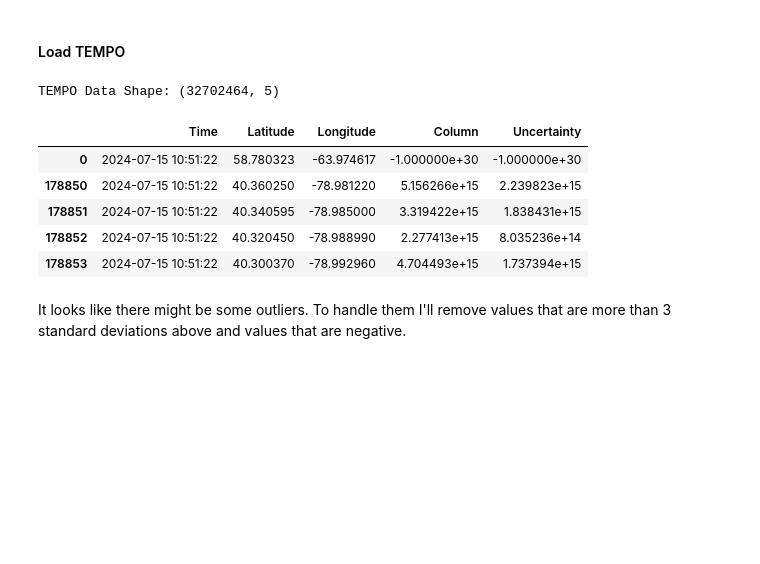
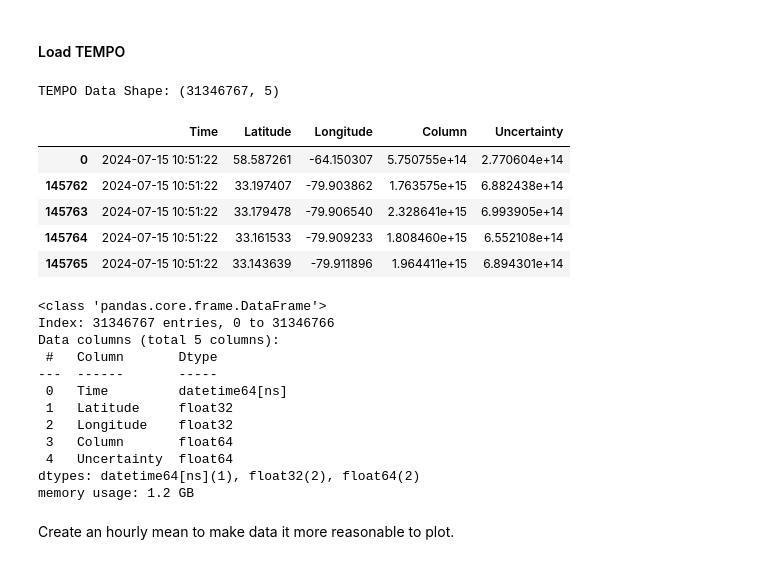
Before and after one commit to jestern001/MLA-Project, a Jupyter notebook: Project/Data_Getter.ipynb, the cells around one changed output. Drawn from its saved outputs; the diff is of its cells as text; code cells hidden in the pictures; blank space fills up the shorter version.

```diff
--- a/Project/Data_Getter.ipynb
+++ b/Project/Data_Getter.ipynb
@@ -136,7 +136,7 @@ pgn_formats = {
 
 # sites = ['BronxNY', 'BuffaloNY', 'QueensNY']
 # site with known daytime and nighttime data
-sites = {'WashingtonDC'}
+sites = {'WashingtonDC', 'HamptonVA'}
 # %% [markdown]
 #### 1.1.1.3 Get PGN Files
 # %% [markdown]
@@ -154,13 +154,16 @@ BASE_URL = "https://api.ovh.pandonia-global-network.org/v1/files"
 headers = {"X-API-Key": "kWKkafU6BfyO9vGQbso_o-LZYOZTL6IOaFLtdj8dIpQ"}  # Add your API key here
 
 pgn_urls: list[str] = []
-for site in sites:
-    print("Processing", site)
+for s, site in enumerate(sites):
+    print("Processing site", s+1, 'of', len(sites), site)
     instruments = requests.get(f"{BASE_URL}/{site}",  headers=headers).json()
-    for instrument in instruments:
+    for i, instrument in enumerate(instruments):
+        print("\tProcessing instrument", i+1, 'of', len(instruments), instrument)
         instrument_id = instrument['pan_id']
-        for spectrometer in [1, 2]:
-            for code in ['rnvm2', 'rnvh3']:
+        for s, spectrometer in enumerate([1, 2]):
+            print("\t\tProcessing spectrometer", s+1, 'of', 2, spectrometer)
+            for c, code in enumerate(['rnvm2', 'rnvh3']):
+                print("\t\t\tProcessing ocde", c+1, 'of', 2, code)
                 url = (
                     'https://api.ovh.pandonia-global-network.org/v1/download/bulk_l2/official?'
                     f'start_datetime={start_date.date()}&'
@@ -172,6 +175,7 @@ for site in sites:
                 )
                 response = requests.get(url, headers=headers).content.decode('utf-8')
                 if response.startswith('File name:'):
+                    print("\t\t\t\tFile Found")
                     pgn_urls.append(url)
 pgn_urls
 # %% [output]
@@ -356,5 +377,6 @@ Parse TEMPO files into CSV format (if needed)
 # %%
 import netCDF4 as nc
+
 
 # only keep measurments within offset of a site
 offset = 0.1
@@ -363,10 +385,10 @@ TEMPO_FILES = []
 col_names = ['Time', 'Latitude', 'Longitude', 'Column', 'Uncertainty', 'Site', 'System']
 
 for path in nc_paths:
-    csv_path = path.with_suffix('.csv')
+    feather_path = path.with_suffix('.feather')
     # skip if file already exists
-    if csv_path.exists():
-        TEMPO_FILES.append(csv_path)
+    if feather_path.exists():
+        TEMPO_FILES.append(feather_path)
         continue
 
     file_time = datetime.fromisoformat(path.name.split('_')[4]).replace(tzinfo=None)
@@ -395,10 +417,11 @@ for path in nc_paths:
         'Column': cols,
         'Uncertainty': uncs,
     }
-    df = pd.DataFrame(data)
-
-    df.to_csv(csv_path, index=False)
-    TEMPO_FILES.append(csv_path)
+    df = pd.DataFrame(data) \
+        .replace({'Column': col_fil, 'Uncertainty': unc_fil}, np.nan) \
+        .dropna(subset=['Column', 'Uncertainty'])
+    df.to_feather(feather_path)
+    TEMPO_FILES.append(feather_path)
 
 print("Parsed", len(TEMPO_FILES), "files.")
 # %% [output]
@@ -568,17 +615,32 @@ Times are in UTC, so 0 is 8 PM Eastern Time.  There seems to be a No2 dieoff ove
 #### Load TEMPO
 # %%
 # raise Exception("This function takes too long to run")
-# select the number of samples to take (as data gets far too large to process on a single machine), also sort in terms of time
-tempo_df = pd.concat([pd.read_csv(p, engine="pyarrow") for p in TEMPO_FILES], ignore_index=True).sort_values('Time')
+tempo_df = pd.concat([pd.read_feather(p) for p in TEMPO_FILES], ignore_index=True) \
+    .sort_values('Time')
 print("TEMPO Data Shape:", tempo_df.shape)
 tempo_df.head()
 # %% [output]
-TEMPO Data Shape: (32702464, 5)
+TEMPO Data Shape: (31346767, 5)
 |  | Time | Latitude | Longitude | Column | Uncertainty |
-| 0 | 2024-07-15 10:51:22 | 58.780323 | -63.974617 | -1.000000e+30 | -1.000000e+30 |
-| 178850 | 2024-07-15 10:51:22 | 40.360250 | -78.981220 | 5.156266e+15 | 2.239823e+15 |
-| 178851 | 2024-07-15 10:51:22 | 40.340595 | -78.985000 | 3.319422e+15 | 1.838431e+15 |
-| 178852 | 2024-07-15 10:51:22 | 40.320450 | -78.988990 | 2.277413e+15 | 8.035236e+14 |
-| 178853 | 2024-07-15 10:51:22 | 40.300370 | -78.992960 | 4.704493e+15 | 1.737394e+15 |
+| 0 | 2024-07-15 10:51:22 | 58.587261 | -64.150307 | 5.750755e+14 | 2.770604e+14 |
+| 145762 | 2024-07-15 10:51:22 | 33.197407 | -79.903862 | 1.763575e+15 | 6.882438e+14 |
+| 145763 | 2024-07-15 10:51:22 | 33.179478 | -79.906540 | 2.328641e+15 | 6.993905e+14 |
+| 145764 | 2024-07-15 10:51:22 | 33.161533 | -79.909233 | 1.808460e+15 | 6.552108e+14 |
+| 145765 | 2024-07-15 10:51:22 | 33.143639 | -79.911896 | 1.964411e+15 | 6.894301e+14 |
-# %% [markdown]
-It looks like there might be some outliers.  To handle them I'll remove values that are more than 3 standard deviations above and values that are negative.
+# %%
+tempo_df.info()
+# %% [output]
+<class 'pandas.core.frame.DataFrame'>
+Index: 31346767 entries, 0 to 31346766
+Data columns (total 5 columns):
+ #   Column       Dtype
+---  ------       -----
+ 0   Time         datetime64[ns]
+ 1   Latitude     float32
+ 2   Longitude    float32
+ 3   Column       float64
+ 4   Uncertainty  float64
+dtypes: datetime64[ns](1), float32(2), float64(2)
+memory usage: 1.2 GB
+# %% [markdown]
+Create an hourly mean to make data it more reasonable to plot.
```
Also changed, not shown: parts of 56 cells of this notebook, 2 other files.
